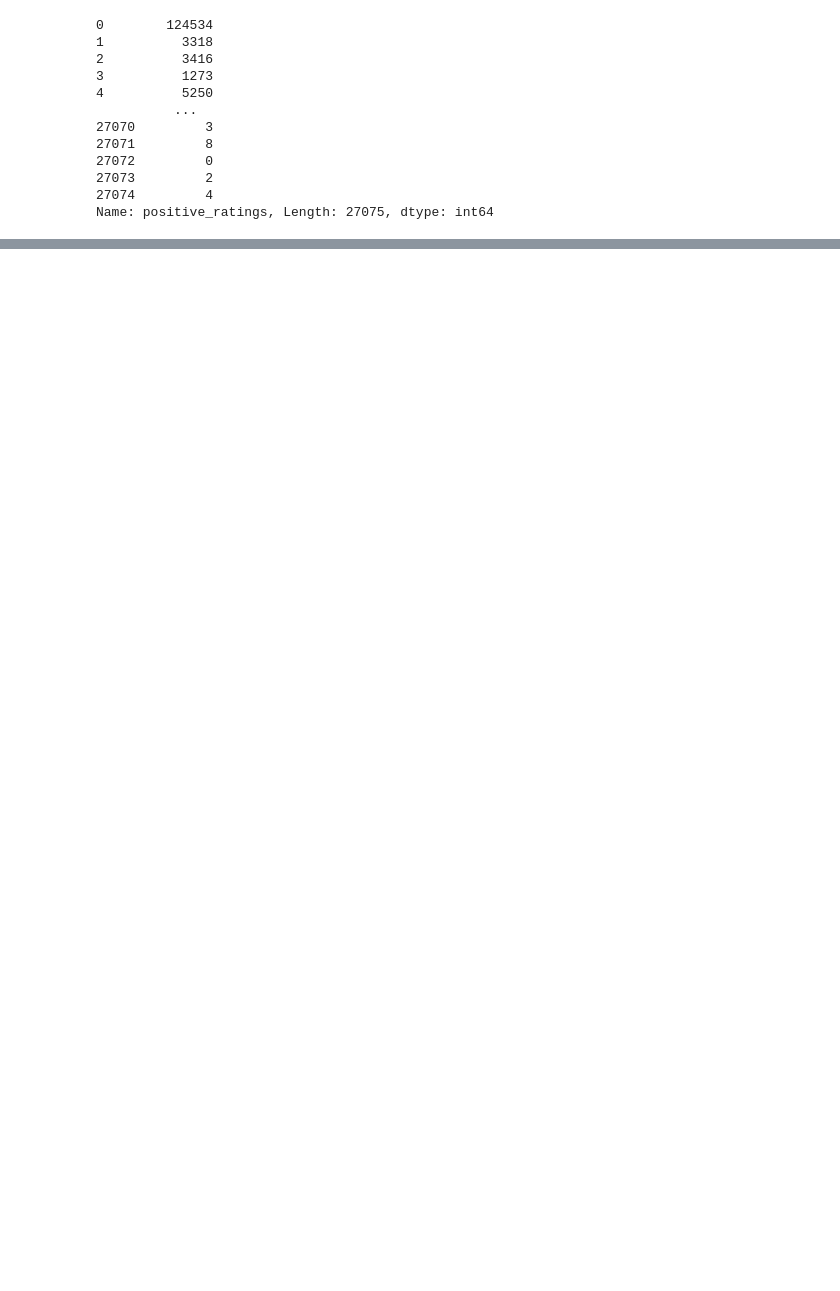
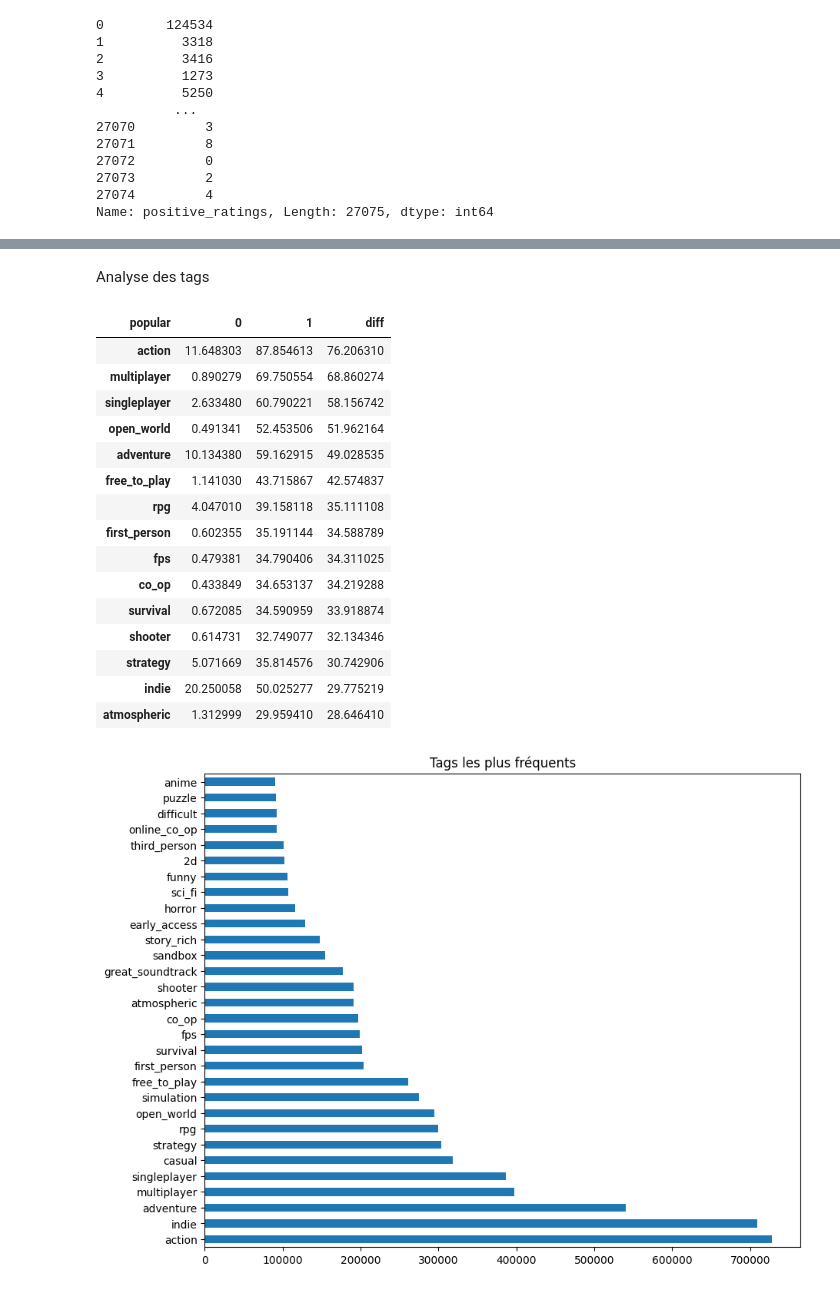
Before and after one commit to Plestan/Analyse-comportementale-Steam, a Jupyter notebook: analyse.ipynb, the cells around one changed output, grey strips where cells are left out. Saved outputs shown, nothing was run; the diff lists cells and outputs as text; code cells hidden in the pictures; blank space fills up the shorter version.

```diff
--- a/analyse.ipynb
+++ b/analyse.ipynb
@@ -551,0 +650,33 @@ df[['price']]
+# %% [markdown]
+Analyse des tags
+# %%
+# Extraction des colonnes tags
+tag_cols =  df.columns[35:405]
+
+# Top tags utilisés
+tag_sums = df[tag_cols].sum().sort_values(ascending=False).head(30)
+tag_sums.plot(kind='barh', figsize=(10,8), title="Tags les plus fréquents")
+
+# Tags favorables à la popularité
+tag_success = df.groupby('popular')[tag_cols].mean().T
+tag_success['diff'] = tag_success[1] - tag_success[0]
+tag_success.sort_values('diff', ascending=False).head(15).plot(kind='barh', figsize=(10,6), title="Tags associés à des jeux populaires")
+tag_success.sort_values('diff', ascending=False).head(15)
+# %% [output]
+| popular | 0 | 1 | diff |
+| action | 11.648303 | 87.854613 | 76.206310 |
+| multiplayer | 0.890279 | 69.750554 | 68.860274 |
+| singleplayer | 2.633480 | 60.790221 | 58.156742 |
+| open_world | 0.491341 | 52.453506 | 51.962164 |
+| adventure | 10.134380 | 59.162915 | 49.028535 |
+| free_to_play | 1.141030 | 43.715867 | 42.574837 |
+| rpg | 4.047010 | 39.158118 | 35.111108 |
+| first_person | 0.602355 | 35.191144 | 34.588789 |
+| fps | 0.479381 | 34.790406 | 34.311025 |
+| co_op | 0.433849 | 34.653137 | 34.219288 |
+| survival | 0.672085 | 34.590959 | 33.918874 |
+| shooter | 0.614731 | 32.749077 | 32.134346 |
+| strategy | 5.071669 | 35.814576 | 30.742906 |
+| indie | 20.250058 | 50.025277 | 29.775219 |
+| atmospheric | 1.312999 | 29.959410 | 28.646410 |
+[figure, added]
```
Also changed, not shown: parts of 15 cells of this notebook.
